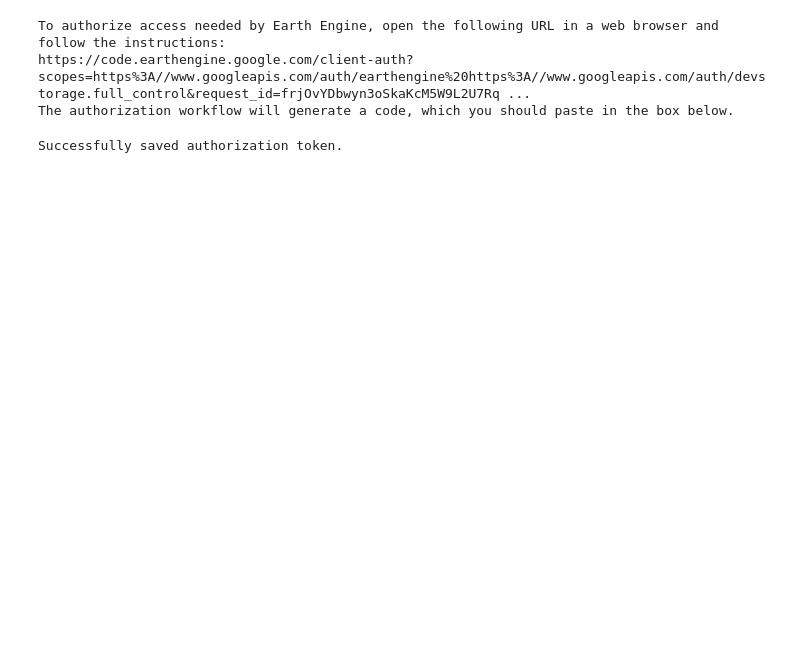
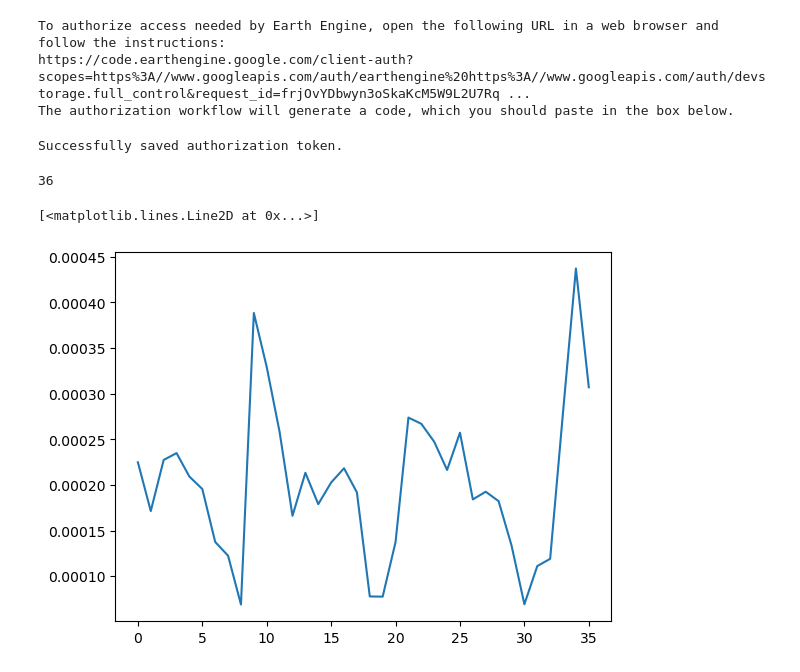
Before and after one commit to nilsmart96/Cassini, a Jupyter notebook: extract_data.ipynb, the cells around one changed output. Drawn from its saved outputs; the diff is of its cells as text; code cells hidden in the pictures; blank space fills up the shorter version.

```diff
--- a/extract_data.ipynb
+++ b/extract_data.ipynb
@@ -42,18 +43,30 @@ def air_info_collection(location, year, month):
     mean_pixel_value = np.mean(aggregate_pixel_values)
 
     return mean_pixel_value
-# %%
-# iterating through months/years and locations of the given comapny
-# to retrieve each NO2 value for the timeframe
-
-month = 1
-while i < len(working_countries):
-    year = 2001
-    while year <= 2020:
-        result = ndvi_collection_usdos(country = working_countries[i], year = year)
-        ndvi_values_usdos.append(result)
-        country_index_usdos.append(working_countries[i])
-        time_index_usdos.append(year)
-        year += 1
-    i += 1
+# %%
+lat = 23.9789
+lng = 82.6268
+
+date_list = ["2019-01", "2019-02", "2019-03", "2019-04", "2019-05", "2019-06", "2019-07", "2019-08",
+"2019-09", "2019-10", "2019-11", "2019-12", "2020-01", "2020-02", "2020-03", "2020-04", "2020-05",
+"2020-06", "2020-07", "2020-08", "2020-09", "2020-10", "2020-11", "2020-12", "2021-01", "2021-02",
+"2021-03", "2021-04", "2021-05", "2021-06", "2021-07", "2021-08", "2021-09", "2021-10", "2021-11",
+"2021-12", "2022-01"]
+
+res_list = []
+i = 0
+
+while i < len(date_list) - 1:
+    result = air_info_collection(lat=lat, lng=lng, date_start=date_list[i], date_stop=date_list[i+1])
+    res_list.append(result)
+    i+=1
+# %%
+print(len(res_list))
+# %% [output]
+36
+# %%
+plt.plot(res_list)
+# %% [output]
+[<matplotlib.lines.Line2D at 0x...>]
+[figure, added]
 # %%
```
Also changed, not shown: parts of 3 cells of this notebook.
